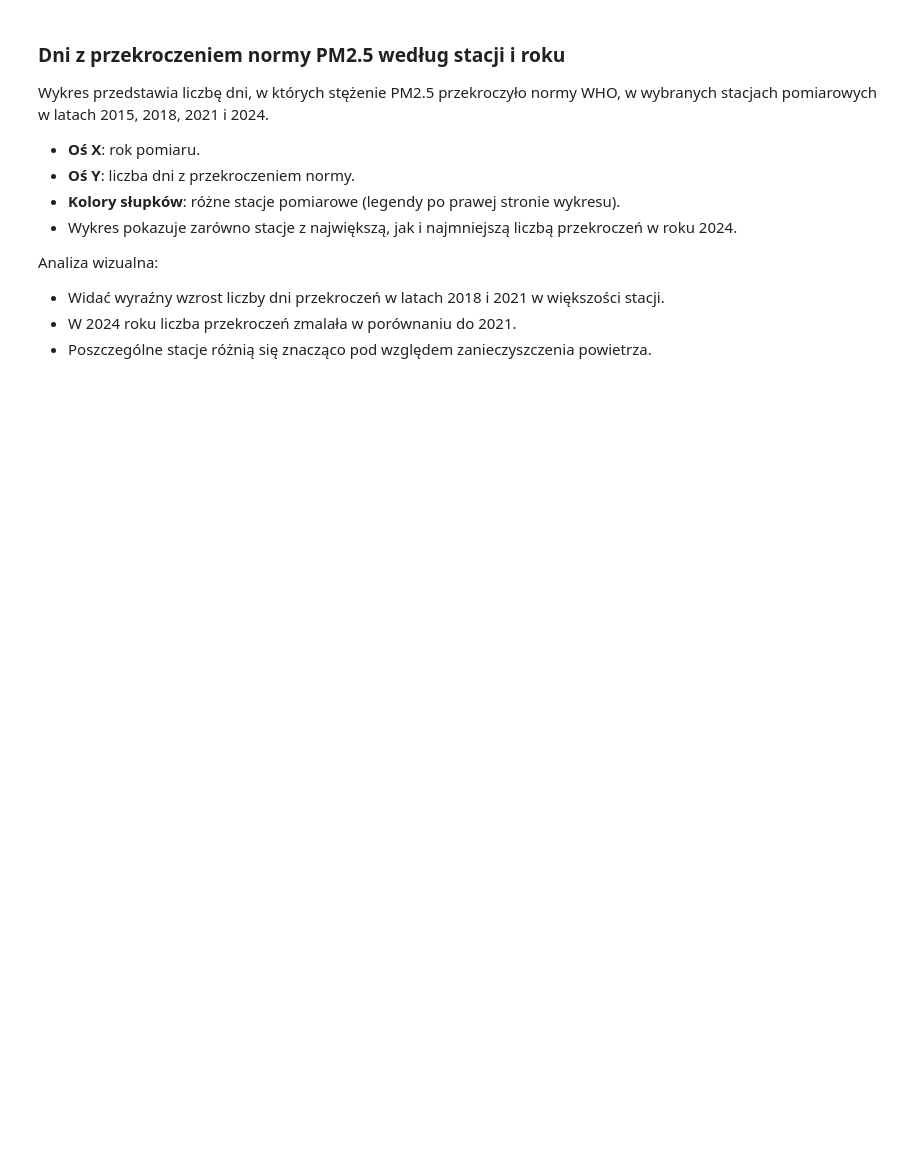
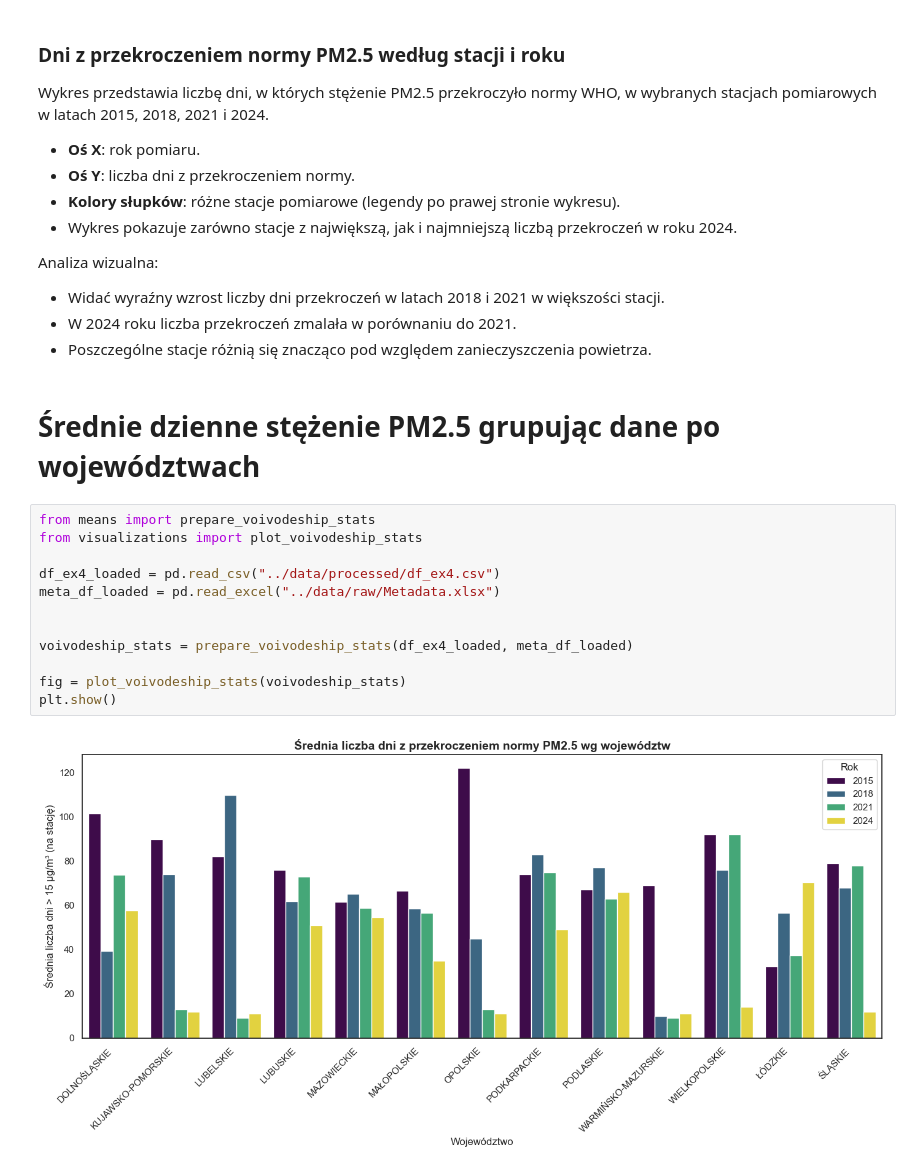
Before and after one commit to joannahuba/projekt3, a Jupyter notebook: src/projekt1.ipynb, the cells around one changed output. Drawn from its saved outputs; the diff is of its cells as text; blank space fills up the shorter version.

Commit message:
Dodano funkcję do liczenia średnich dni z przekroczeniem dla województw

```diff
--- a/src/projekt1.ipynb
+++ b/src/projekt1.ipynb
@@ -153,3 +151,19 @@ Analiza wizualna:
 - Widać wyraźny wzrost liczby dni przekroczeń w latach 2018 i 2021 w większości stacji.
 - W 2024 roku liczba przekroczeń zmalała w porównaniu do 2021.
 - Poszczególne stacje różnią się znacząco pod względem zanieczyszczenia powietrza.
+# %% [markdown]
+# Średnie dzienne stężenie PM2.5  grupując dane po województwach
+# %%
+from means import prepare_voivodeship_stats
+from visualizations import plot_voivodeship_stats
+
+df_ex4_loaded = pd.read_csv("../data/processed/df_ex4.csv")
+meta_df_loaded = pd.read_excel("../data/raw/Metadata.xlsx")
+
+
+voivodeship_stats = prepare_voivodeship_stats(df_ex4_loaded, meta_df_loaded)
+
+fig = plot_voivodeship_stats(voivodeship_stats)
+plt.show()
+# %% [output]
+[figure, added]
```
Also changed, not shown: parts of 2 cells of this notebook, 2 other files.
